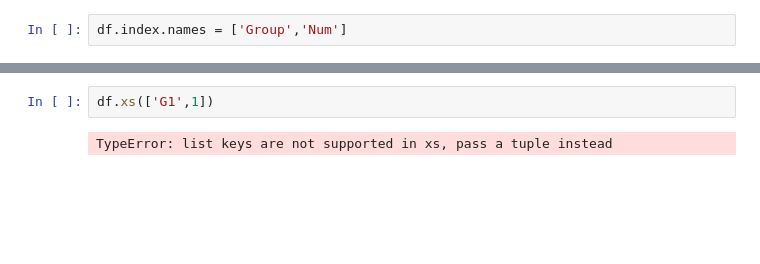
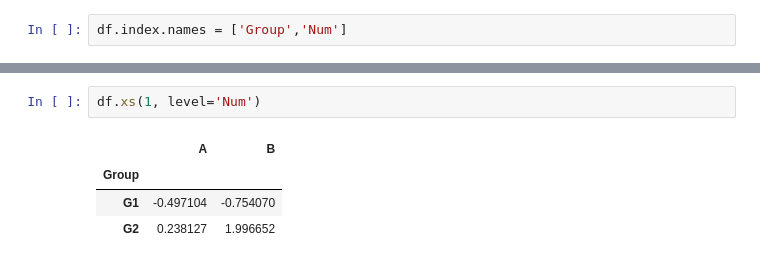
Before and after one commit to tychen742/thinkdsm, a Jupyter notebook: chapters/05-pandas/02-pd-dataframe.ipynb, the cells around one changed output, grey strips where cells are left out. Cells and saved outputs as stored; diff of their text form; blank space fills up the shorter version.

```diff
--- a/chapters/05-pandas/02-pd-dataframe.ipynb
+++ b/chapters/05-pandas/02-pd-dataframe.ipynb
@@ -638,6 +800,9 @@ df.xs('G1')
 # %%
-df.xs(['G1',1])
+df.xs(1, level='Num')
 # %% [output]
-TypeError: list keys are not supported in xs, pass a tuple instead
+|  | A | B |
+| Group |  |  |
+| G1 | -0.497104 | -0.754070 |
+| G2 | 0.238127 | 1.996652 |
 # %%
 df.xs(1,level='Num')
```
Also changed, not shown: parts of 92 cells of this notebook.
